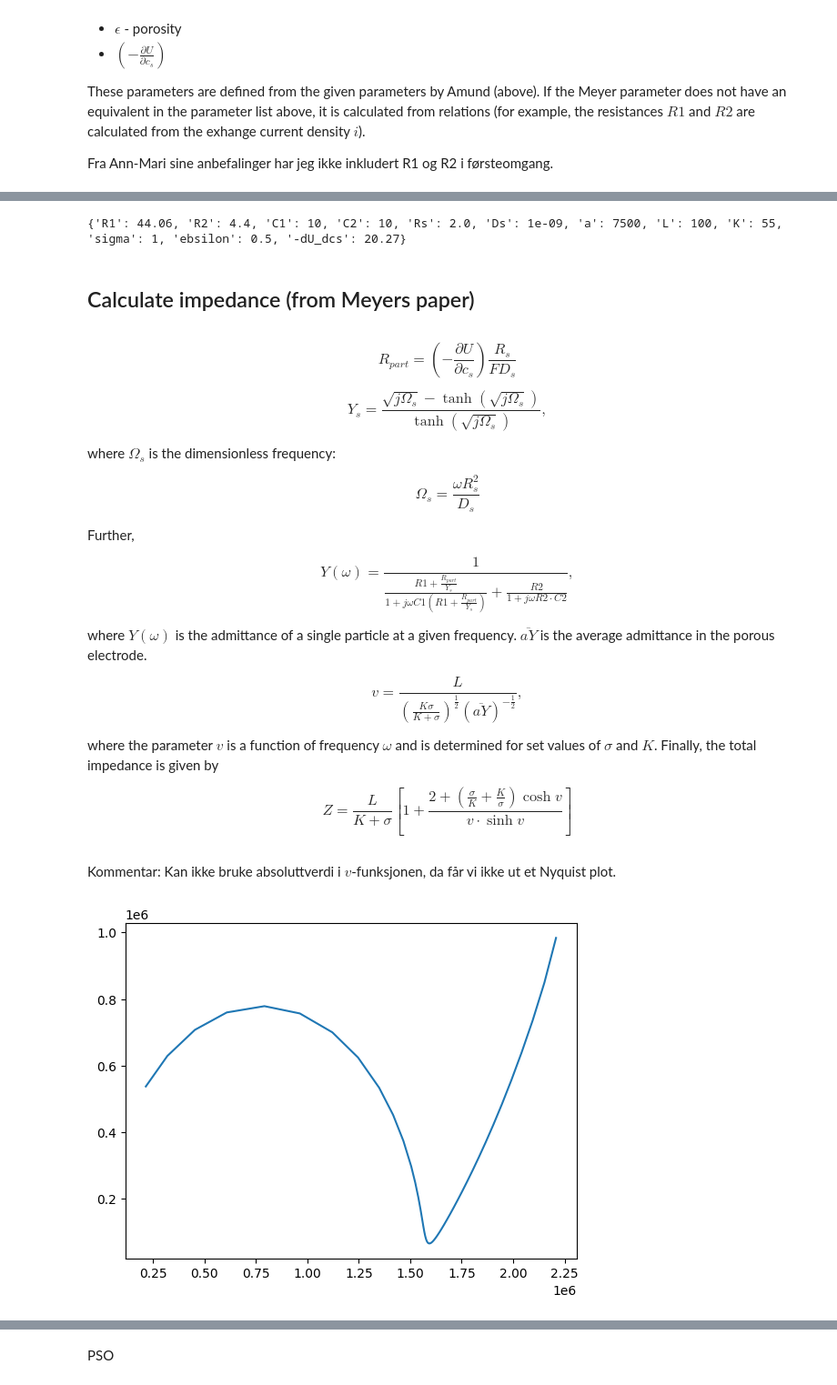
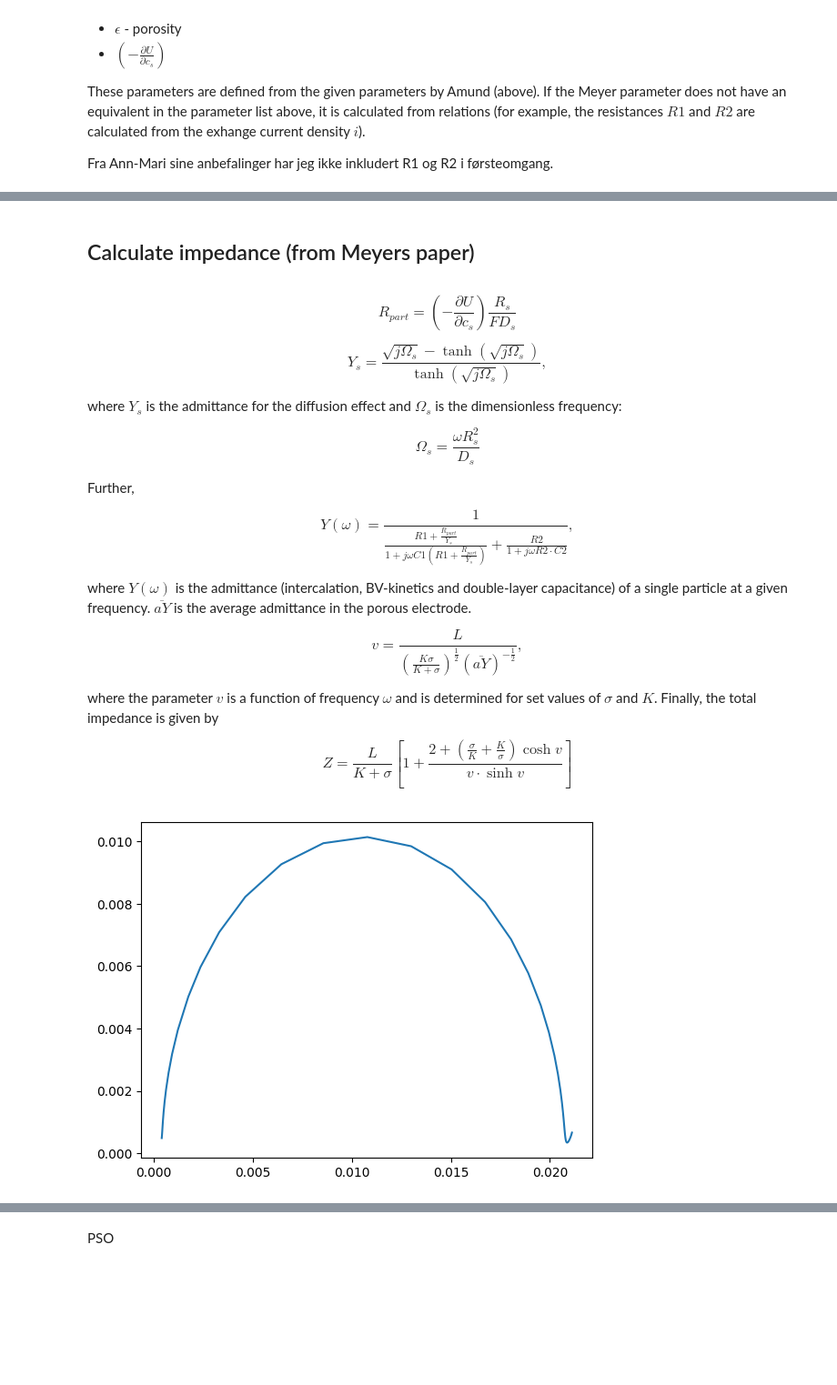
Before and after one commit to samaard2001/EIS-code, a Jupyter notebook: Code/EIS_ECM.ipynb, the cells around one changed output, grey strips where cells are left out. Shown at 91% size. Drawn from its saved outputs; the diff is of its cells as text; code cells hidden in the pictures; blank space fills up the shorter version.

```diff
--- a/Code/EIS_ECM.ipynb
+++ b/Code/EIS_ECM.ipynb
@@ -214,16 +214,12 @@ T = 298 # K
 # %%
 volume_anode = params['Electrode height [m]']*params['Electrode width [m]']*params['Negative electrode thickness [m]'] # [m^3]
 volume_cathode = params['Electrode height [m]']*params['Electrode width [m]']*params['Positive electrode thickness [m]'] # [m^3]
+area_electrode = params['Electrode height [m]']*params['Electrode width [m]'] #[m^2]
 
 c_e = params['EC initial concentration in electrolyte [mol.m-3]']
 i_0_a = params['Negative electrode exchange-current density [A.m-2]'](c_e, c_n_s, c_n_s_max, T)
 i_0_c = params['Positive electrode exchange-current density [A.m-2]'](c_e, c_p_s, c_p_s_max, T)
 
-i_0_a = params['Negative electrode exchange-current density [A.m-2]'](c_e, c_n_s, c_n_s_max, T)*20
-i_0_c = params['Positive electrode exchange-current density [A.m-2]'](c_e, c_p_s, c_p_s_max, T)*20
-print(i_0_a)
-print(i_0_c)
-
 r = params['Positive particle radius [m]']
 e_a = 1 - params['Negative electrode porosity']
 e_c = 1 - params['Positive electrode porosity']
@@ -356,31 +341,0 @@ print(c_parametre1)
-# %%
-
-a_parametre = {
-    "R1": R1_a,  # motstand, [ohm.m^2]
-    "C1": params['Negative electrode double-layer capacity [F.m-2]'],  # kapasitans
-    "Rs": params['Positive particle radius [m]'], # partikkelstørrelse, [F.m^-2]
-    "Ds": params['Negative electrode diffusivity [m2.s-1]'],     # diffusjonskoeffisient [m^2.s^-1]
-    "a": a(volume_anode, e_a),  # overflateareal porer/volum electrode [m^-1]
-    "L": params['Negative electrode thickness [m]'],  # tykkelse, elektrode, [m]
-    "K" : params['Electrolyte conductivity [S.m-1]'](c_e, T),  # ledningsevne elektrolytt [S.m^-1]
-    "sigma": params['Negative electrode conductivity [S.m-1]'], # ledningsevne, fast elektrodematerial [S.m^-1]
-    "ebsilon": e_a,     # porositet
-    "-dU_dcs": _dU_dc_a, #[V.m^3.mol-1]
-    }
-
-c_parametre = {
-    "R1": R1_c, #R_ct(i_0_c)*10**4, # R_ct(i_0_c),  # motstand
-    "C1": params['Positive electrode double-layer capacity [F.m-2]'],  # kapasitans
-    "Rs": params['Positive particle radius [m]'], # partikkelstørrelse
-    "Ds": params['Negative electrode diffusivity [m2.s-1]'],     # diffusjonskoeffisient
-    "a": a(volume_cathode, e_c),  # overflateareal porer/volum electrode
-    "L": params['Positive electrode thickness [m]'],  # tykkelse, elektrode
-    "K" : params['Electrolyte conductivity [S.m-1]'](c_e, T),  # ledningsevne elektrolytt
-    "sigma": params['Positive electrode conductivity [S.m-1]'], # ledningsevne, fast elektrodematerial
-    "ebsilon": e_c,     # porositet
-    "-dU_dcs": _dU_dc_c,
-    }
-
-print(a_parametre)
-print(c_parametre)
-#params.search('Positive particle surface concentration [mol.m-3]')
@@ -405,24 +342,3 @@ a_number_parametre =  {
-# %%
-# Test parametre fra Meyers paper!
-
-test_parametre = {
-    "R1": 44.06,  # motstand, [ohm.cm^2]
-    "R2": 4.4,
-    "C1": 10,  # kapasitans, [micro.F/cm^2]
-    "C2": 10,
-    "Rs": 2.0, # partikkelstørrelse, [micro.m]
-    "Ds": 1.0*10**(-9),     # diffusjonskoeffisient [cm^2.s^-1]
-    "a": 7500,  # overflateareal porer/volum electrode [cm^-1]
-    "L": 100,  # tykkelse, elektrode, [micro.m]
-    "K" : 55,  # ledningsevne elektrolytt [micro.S.cm^-1]
-    "sigma": 1, # ledningsevne, fast elektrodematerial [S.cm-1]
-    "ebsilon": 0.5,     # porositet
-    "-dU_dcs": 20.27, #[V.cm^3.mol-1]
-    }
-
-print(test_parametre)
-# %% [output]
-{'R1': 44.06, 'R2': 4.4, 'C1': 10, 'C2': 10, 'Rs': 2.0, 'Ds': 1e-09, 'a': 7500, 'L': 100, 'K': 55, 'sigma': 1, 'ebsilon': 0.5, '-dU_dcs': 20.27}
 # %% [markdown]
 ## Calculate impedance (from Meyers paper)
 # %% [markdown]
@@ -430,7 +346,7 @@ $$R_{part} = \left(-\frac{\partial U}{\partial c_s}\right)\frac{R_s}{FD_s}$$
 
 $$Y_s = \frac{\sqrt{j\Omega_s}-\tanh(\sqrt{j\Omega_s})}{\tanh(\sqrt{j\Omega_s})},$$
 
-where $\Omega_s$ is the dimensionless frequency:
+where $Y_s$ is the admittance for the diffusion effect and $\Omega_s$ is the dimensionless frequency:
 
 $$\Omega_s = \frac{\omega R_s^2}{D_s}$$
 
@@ -438,7 +354,7 @@ Further,
 
 $$Y(\omega) = \frac{1}{\frac{R1 + \frac{R_{part}}{Y_s}}{1 + j\omega C1\left(R1 + \frac{R_{part}}{Y_s}\right)} + \frac{R2}{1+j\omega R2\cdot C2}}, $$
 
-where $Y(\omega)$ is the admittance of a single particle at a given frequency. $\overline{aY}$ is the average admittance in the porous electrode.
+where $Y(\omega)$ is the admittance (intercalation, BV-kinetics and double-layer capacitance) of a single particle at a given frequency. $\overline{aY}$ is the average admittance in the porous electrode.
 
 $$v = \frac{L}{\left(\frac{K\sigma}{K + \sigma}\right)^{\frac{1}{2}}\left({\overline{aY}}\right)^{-\frac{1}{2}}}, $$
 
@@ -461,35 +377,32 @@ def Y_particle(param, ang_freq, R_part, Y_s):
     return Y
 
 def v(param, Y):
-    v = param['L']/ (((param['K']*param['sigma'])/(param['K'] + param['sigma']))**0.5*((param['a']*Y)/N)**(-0.5))
+    v = param['L']/ (((param['K']*param['sigma'])/(param['K'] + param['sigma']))**0.5*((param['a']*Y))**(-0.5))
     return v
-# %% [markdown]
-Kommentar: Kan ikke bruke absoluttverdi i $v$-funksjonen, da får vi ikke ut et Nyquist plot.
 # %%
 
 # Function to calculate Z
 def calc_Z(comp, frequencies):
     # Update param dictionary from the flat parameter list (comp), where comp is updated values
     param = list_to_dict(a_parametre, comp)
     ang_freq = 2 * np.pi * frequencies
 
     Rp = R_part(param)
     Ys = Y_s(param, ang_freq)
     Y = Y_particle(param, ang_freq, Rp, Ys)
     v_calc = v(param, Y)
 
     # The total impedance:
     Z = (param['L']/(param['K']+param['sigma']))*(1 + (2 + (param['sigma']/param['K'] + param['K']/param['sigma'])*np.cosh(v_calc))/(v_calc*np.sinh(v_calc)))
 
-    return Z
+    return Z/area_electrode
 
 frequencies = np.array(get_exp_data(1, "")[1])
 Z_init = calc_Z(dict_to_list(a_parametre), frequencies)
-
 plt.plot(Z_init.real, -Z_init.imag)
 plt.show()
 # %% [output]
-[figure, old version]
+[figure, new version]
 # %%
 
 # Optimizing the difference function for a given data set
```
Also changed, not shown: parts of 20 cells of this notebook, 1 other file.
